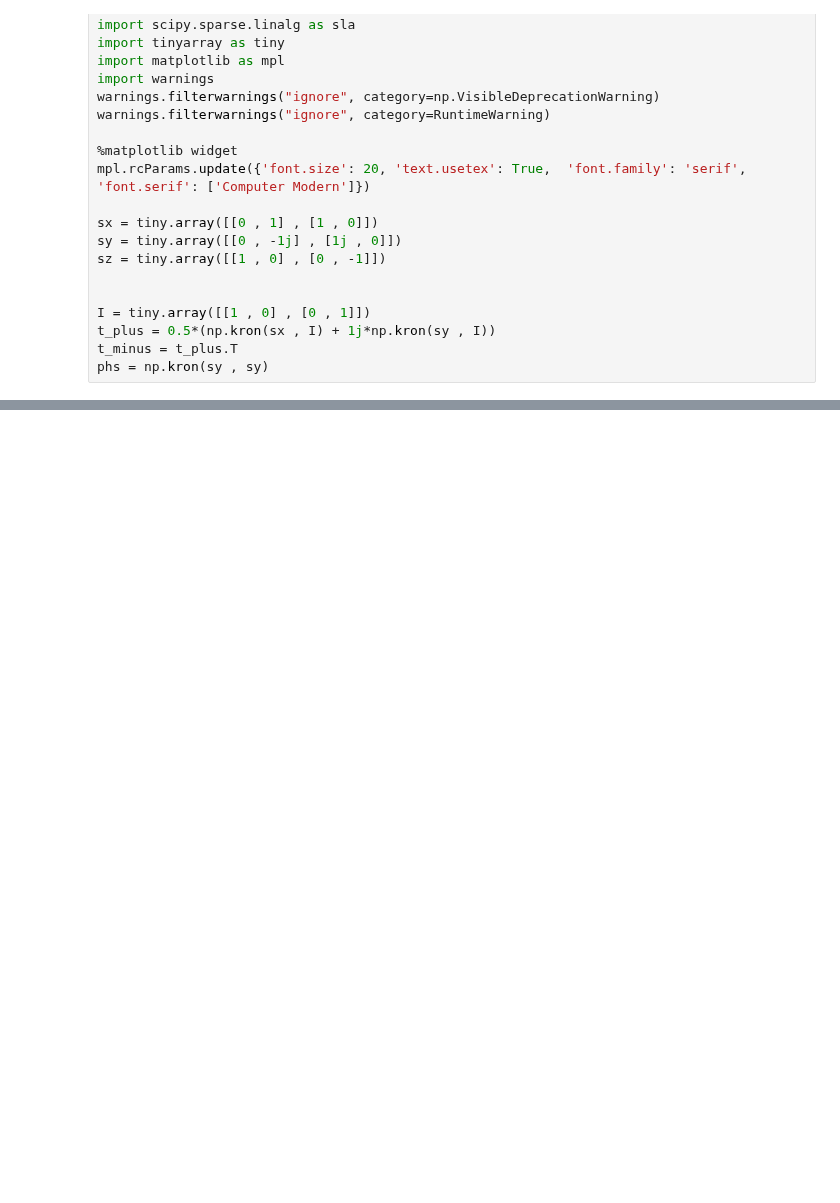
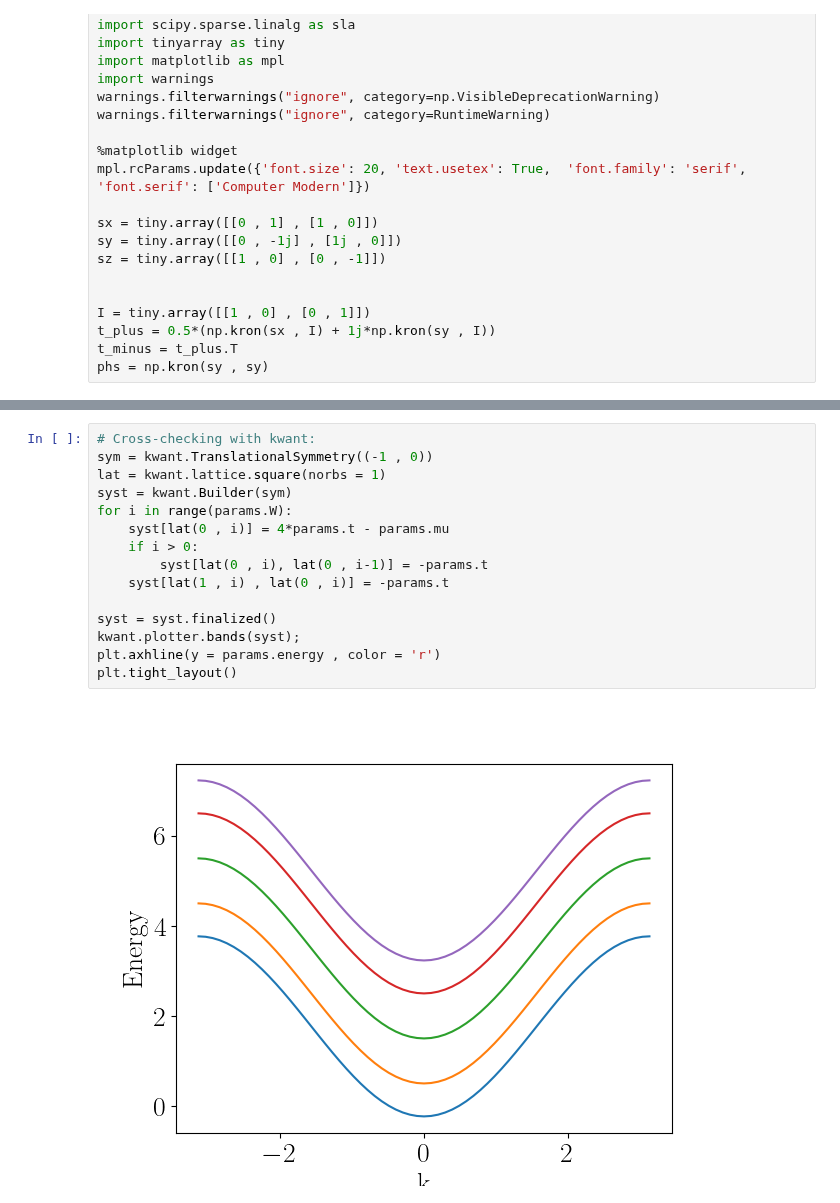
Before and after one commit to krishtoffel99/Josephson-Investigations-Old, a Jupyter notebook: Josephson effect and Supercurrents/diagnostics.ipynb, the cells around one changed output, grey strips where cells are left out. Cells and saved outputs as stored; diff of their text form; blank space fills up the shorter version.

```diff
--- a/Josephson effect and Supercurrents/diagnostics.ipynb
+++ b/Josephson effect and Supercurrents/diagnostics.ipynb
@@ -87,0 +87,17 @@ plt.axhline(y = params.energy , color = 'r')
+# %%
+# Cross-checking with kwant:
+sym = kwant.TranslationalSymmetry((-1 , 0))
+lat = kwant.lattice.square(norbs = 1)
+syst = kwant.Builder(sym)
+for i in range(params.W):
+    syst[lat(0 , i)] = 4*params.t - params.mu
+    if i > 0:
+        syst[lat(0 , i), lat(0 , i-1)] = -params.t
+    syst[lat(1 , i) , lat(0 , i)] = -params.t
+
+syst = syst.finalized()
+kwant.plotter.bands(syst);
+plt.axhline(y = params.energy , color = 'r')
+plt.tight_layout()
+# %% [output]
+[figure, added]
```
Also changed, not shown: parts of 4 cells of this notebook, 1 other file.
